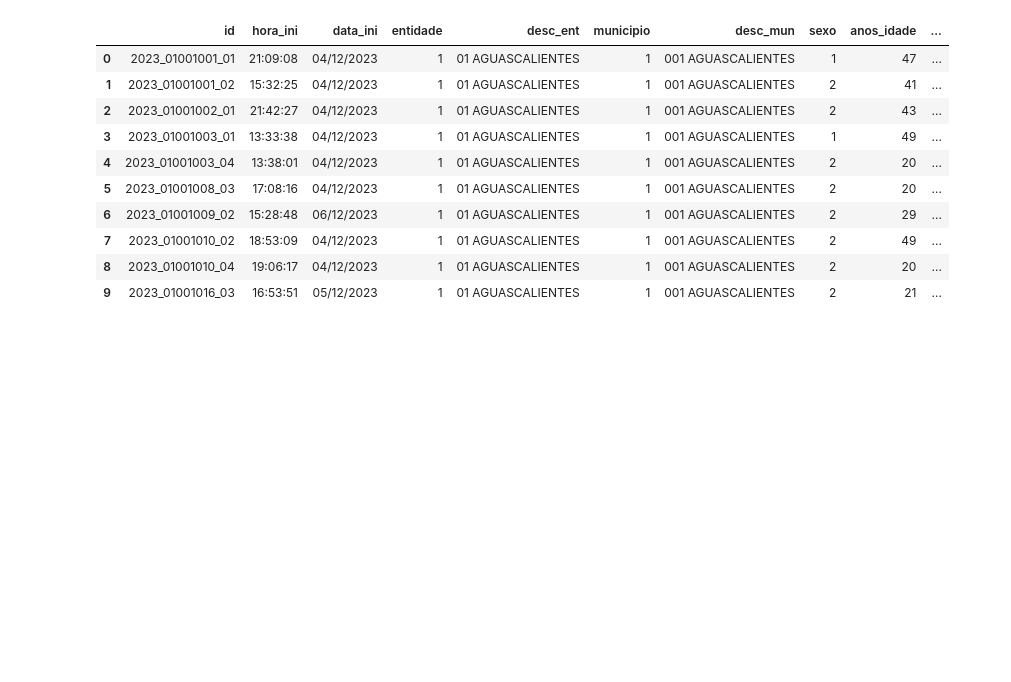
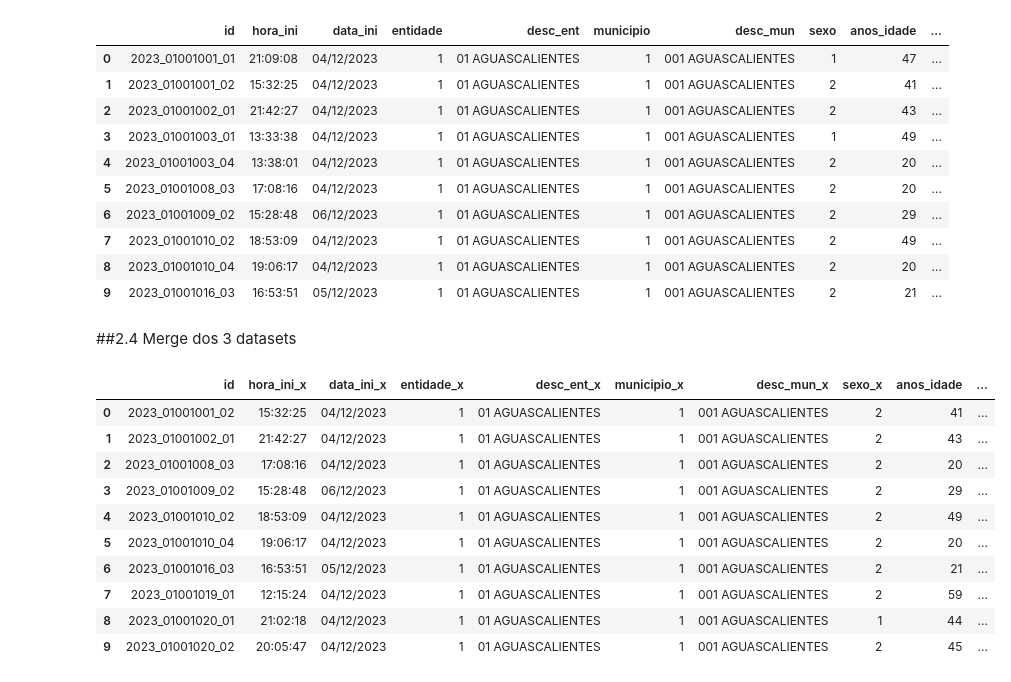
Before and after one commit to dbenev-com-br/mvp_analise_exploratoria_2024-09, a Jupyter notebook: MVP_DanielBenevides_AnaliseExploratoria.ipynb, the cells around one changed output. Saved outputs shown, nothing was run; the diff lists cells and outputs as text; code cells hidden in the pictures; blank space fills up the shorter version.

```diff
--- a/MVP_DanielBenevides_AnaliseExploratoria.ipynb
+++ b/MVP_DanielBenevides_AnaliseExploratoria.ipynb
@@ -806,3 +806,23 @@ dsAntropometriaFinal.head(10)
 | 7 | 2023_01001010_02 | 18:53:09 | 04/12/2023 | 1 | 01 AGUASCALIENTES | 1 | 001 AGUASCALIENTES | 2 | 49 | ... |
 | 8 | 2023_01001010_04 | 19:06:17 | 04/12/2023 | 1 | 01 AGUASCALIENTES | 1 | 001 AGUASCALIENTES | 2 | 20 | ... |
 | 9 | 2023_01001016_03 | 16:53:51 | 05/12/2023 | 1 | 01 AGUASCALIENTES | 1 | 001 AGUASCALIENTES | 2 | 21 | ... |
+# %% [markdown]
+##2.4 Merge dos 3 datasets
+# %%
+dsMerge = pd.merge(dsAntropometriaFinal, dsExameSangueFinal, on='id', how='inner')
+
+dsMerge2 = pd.merge(dsMerge, dsAtivFisicaFinal, on='id', how='inner')
+
+dsMerge2.head(10)
+# %% [output]
+|  | id | hora_ini_x | data_ini_x | entidade_x | desc_ent_x | municipio_x | desc_mun_x | sexo_x | anos_idade | ... |
+| 0 | 2023_01001001_02 | 15:32:25 | 04/12/2023 | 1 | 01 AGUASCALIENTES | 1 | 001 AGUASCALIENTES | 2 | 41 | ... |
+| 1 | 2023_01001002_01 | 21:42:27 | 04/12/2023 | 1 | 01 AGUASCALIENTES | 1 | 001 AGUASCALIENTES | 2 | 43 | ... |
+| 2 | 2023_01001008_03 | 17:08:16 | 04/12/2023 | 1 | 01 AGUASCALIENTES | 1 | 001 AGUASCALIENTES | 2 | 20 | ... |
+| 3 | 2023_01001009_02 | 15:28:48 | 06/12/2023 | 1 | 01 AGUASCALIENTES | 1 | 001 AGUASCALIENTES | 2 | 29 | ... |
+| 4 | 2023_01001010_02 | 18:53:09 | 04/12/2023 | 1 | 01 AGUASCALIENTES | 1 | 001 AGUASCALIENTES | 2 | 49 | ... |
+| 5 | 2023_01001010_04 | 19:06:17 | 04/12/2023 | 1 | 01 AGUASCALIENTES | 1 | 001 AGUASCALIENTES | 2 | 20 | ... |
+| 6 | 2023_01001016_03 | 16:53:51 | 05/12/2023 | 1 | 01 AGUASCALIENTES | 1 | 001 AGUASCALIENTES | 2 | 21 | ... |
+| 7 | 2023_01001019_01 | 12:15:24 | 04/12/2023 | 1 | 01 AGUASCALIENTES | 1 | 001 AGUASCALIENTES | 2 | 59 | ... |
+| 8 | 2023_01001020_01 | 21:02:18 | 04/12/2023 | 1 | 01 AGUASCALIENTES | 1 | 001 AGUASCALIENTES | 1 | 44 | ... |
+| 9 | 2023_01001020_02 | 20:05:47 | 04/12/2023 | 1 | 01 AGUASCALIENTES | 1 | 001 AGUASCALIENTES | 2 | 45 | ... |
```
